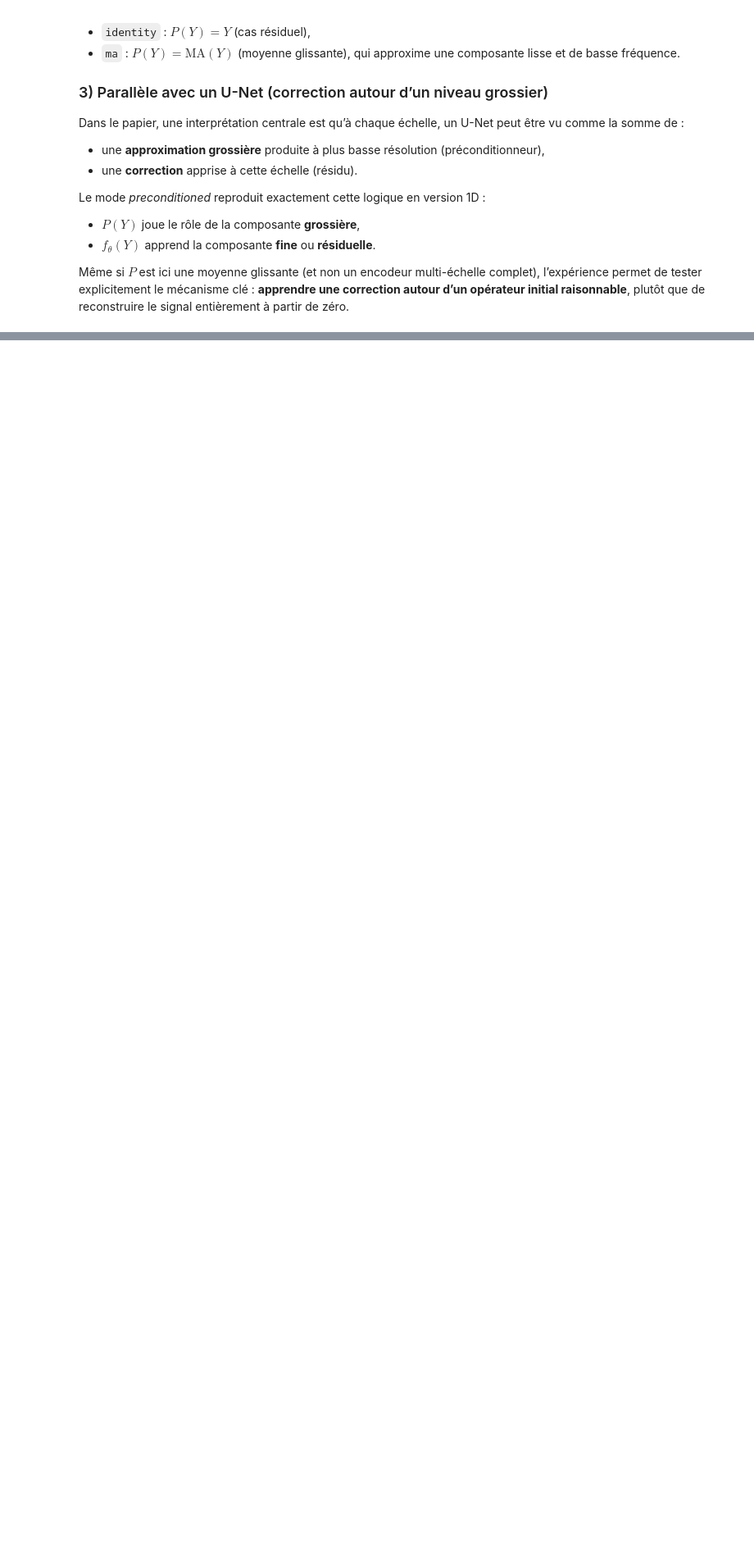
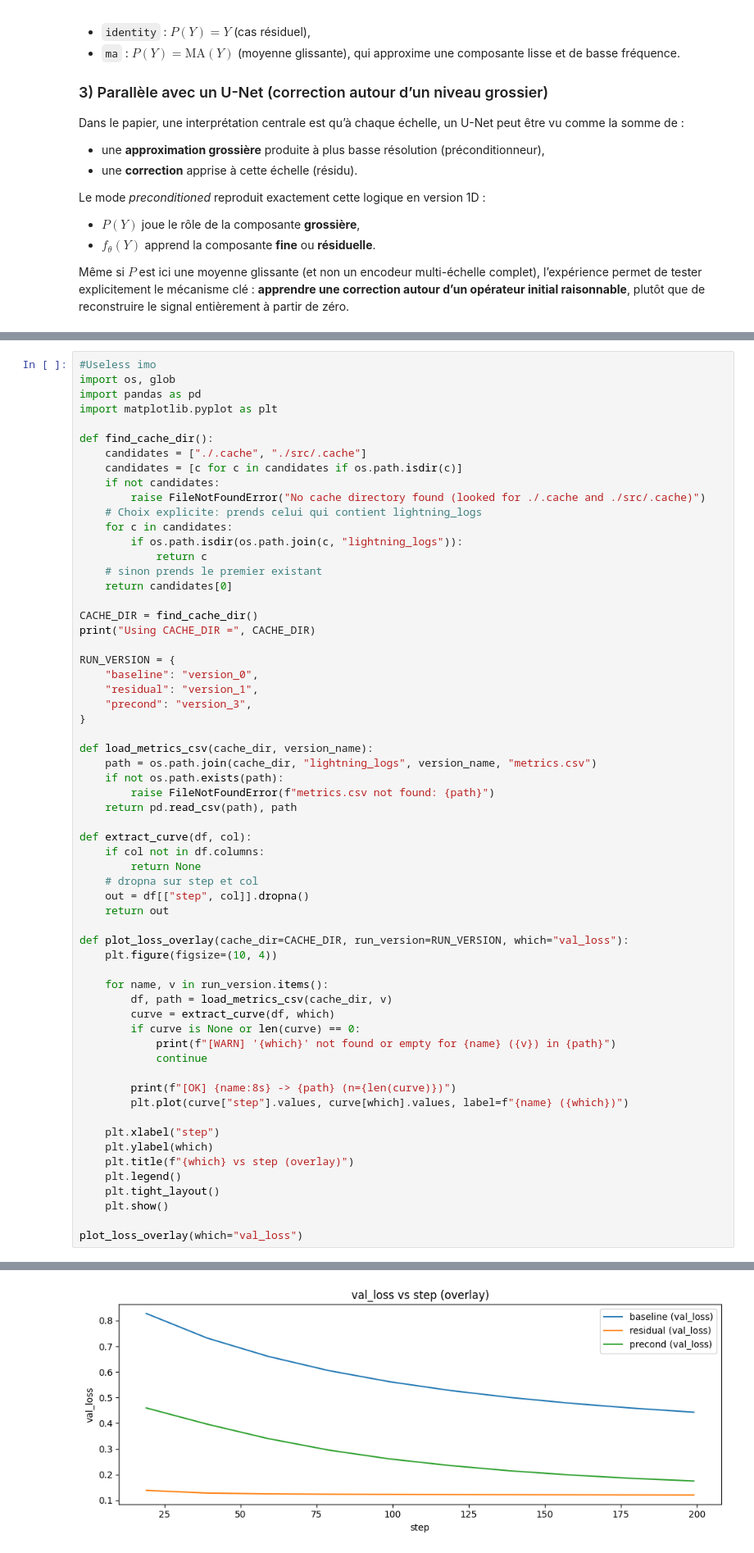
Before and after one commit to fntb/unified-unet, a Jupyter notebook: src/notebook.ipynb, the cells around one changed output, grey strips where cells are left out. Shown at 82% size. Drawn from its saved outputs; the diff is of its cells as text; blank space fills up the shorter version.

```diff
--- a/src/notebook.ipynb
+++ b/src/notebook.ipynb
@@ -413,0 +487,62 @@ Attention : ignorer les versions qui correspondent à des tests anciens. Ici on
+# %%
+#Useless imo
+import os, glob
+import pandas as pd
+import matplotlib.pyplot as plt
+
+def find_cache_dir():
+    candidates = ["./.cache", "./src/.cache"]
+    candidates = [c for c in candidates if os.path.isdir(c)]
+    if not candidates:
+        raise FileNotFoundError("No cache directory found (looked for ./.cache and ./src/.cache)")
+    # Choix explicite: prends celui qui contient lightning_logs
+    for c in candidates:
+        if os.path.isdir(os.path.join(c, "lightning_logs")):
+            return c
+    # sinon prends le premier existant
+    return candidates[0]
+
+CACHE_DIR = find_cache_dir()
+print("Using CACHE_DIR =", CACHE_DIR)
+
+RUN_VERSION = {
+    "baseline": "version_0",
+    "residual": "version_1",
+    "precond": "version_3",
+}
+
+def load_metrics_csv(cache_dir, version_name):
+    path = os.path.join(cache_dir, "lightning_logs", version_name, "metrics.csv")
+    if not os.path.exists(path):
+        raise FileNotFoundError(f"metrics.csv not found: {path}")
+    return pd.read_csv(path), path
+
+def extract_curve(df, col):
+    if col not in df.columns:
+        return None
+    # dropna sur step et col
+    out = df[["step", col]].dropna()
+    return out
+
+def plot_loss_overlay(cache_dir=CACHE_DIR, run_version=RUN_VERSION, which="val_loss"):
+    plt.figure(figsize=(10, 4))
+
+    for name, v in run_version.items():
+        df, path = load_metrics_csv(cache_dir, v)
+        curve = extract_curve(df, which)
+        if curve is None or len(curve) == 0:
+            print(f"[WARN] '{which}' not found or empty for {name} ({v}) in {path}")
+            continue
+
+        print(f"[OK] {name:8s} -> {path} (n={len(curve)})")
+        plt.plot(curve["step"].values, curve[which].values, label=f"{name} ({which})")
+
+    plt.xlabel("step")
+    plt.ylabel(which)
+    plt.title(f"{which} vs step (overlay)")
+    plt.legend()
+    plt.tight_layout()
+    plt.show()
+
+plot_loss_overlay(which="val_loss")
+# %% [output]
@@ -413,0 +553 @@ Attention : ignorer les versions qui correspondent à des tests anciens. Ici on
+[figure, added]
```
Also changed, not shown: parts of 22 cells of this notebook, 9 other files.
